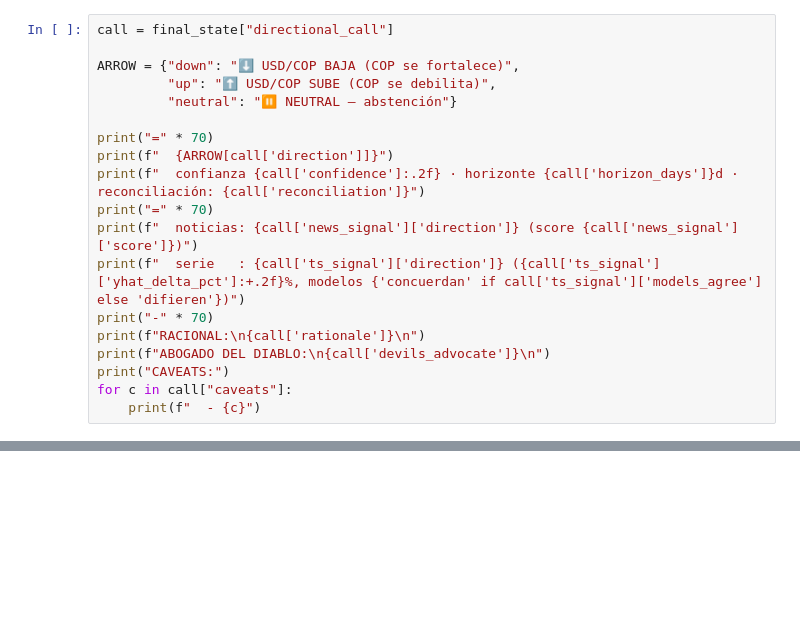
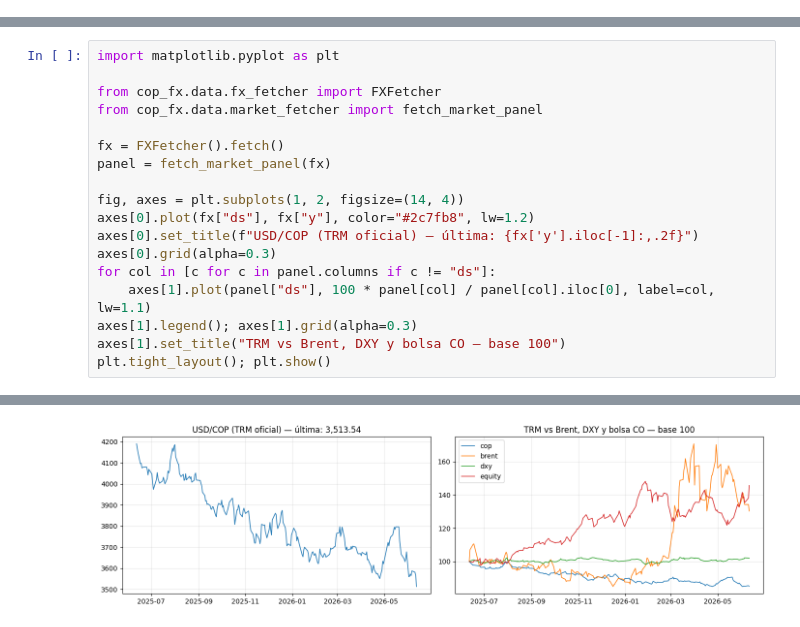
Before and after one commit to carlosjimenez88M/cop-fx-intelligence, a Jupyter notebook: notebooks/03_producto_end_to_end.ipynb, the cells around one changed output, grey strips where cells are left out. Cells and saved outputs as stored; diff of their text form; blank space fills up the shorter version.

```diff
--- a/notebooks/03_producto_end_to_end.ipynb
+++ b/notebooks/03_producto_end_to_end.ipynb
@@ -161,19 +0,0 @@ El veredicto del adjudicador. Fíjate en tres cosas que NO son cosmética:
-# %%
-call = final_state["directional_call"]
-
-ARROW = {"down": "⬇️ USD/COP BAJA (COP se fortalece)",
-         "up": "⬆️ USD/COP SUBE (COP se debilita)",
-         "neutral": "⏸️ NEUTRAL — abstención"}
-
-print("=" * 70)
-print(f"  {ARROW[call['direction']]}")
-print(f"  confianza {call['confidence']:.2f} · horizonte {call['horizon_days']}d · reconciliación: {call['reconciliation']}")
-print("=" * 70)
-print(f"  noticias: {call['news_signal']['direction']} (score {call['news_signal']['score']})")
-print(f"  serie   : {call['ts_signal']['direction']} ({call['ts_signal']['yhat_delta_pct']:+.2f}%, modelos {'concuerdan' if call['ts_signal']['models_agree'] else 'difieren'})")
-print("-" * 70)
-print(f"RACIONAL:\n{call['rationale']}\n")
-print(f"ABOGADO DEL DIABLO:\n{call['devils_advocate']}\n")
-print("CAVEATS:")
-for c in call["caveats"]:
-    print(f"  - {c}")
@@ -459,0 +100,19 @@ vacía, en este orden — (1) un nodo con `with_structured_output`, (2) el route
+# %%
+import matplotlib.pyplot as plt
+
+from cop_fx.data.fx_fetcher import FXFetcher
+from cop_fx.data.market_fetcher import fetch_market_panel
+
+fx = FXFetcher().fetch()
+panel = fetch_market_panel(fx)
+
+fig, axes = plt.subplots(1, 2, figsize=(14, 4))
+axes[0].plot(fx["ds"], fx["y"], color="#2c7fb8", lw=1.2)
+axes[0].set_title(f"USD/COP (TRM oficial) — última: {fx['y'].iloc[-1]:,.2f}")
+axes[0].grid(alpha=0.3)
+for col in [c for c in panel.columns if c != "ds"]:
+    axes[1].plot(panel["ds"], 100 * panel[col] / panel[col].iloc[0], label=col, lw=1.1)
+axes[1].legend(); axes[1].grid(alpha=0.3)
+axes[1].set_title("TRM vs Brent, DXY y bolsa CO — base 100")
+plt.tight_layout(); plt.show()
+# %% [output]
@@ -459,0 +124 @@ vacía, en este orden — (1) un nodo con `with_structured_output`, (2) el route
+[figure, added]
```
Also changed, not shown: parts of 38 cells of this notebook, 7 other files.
